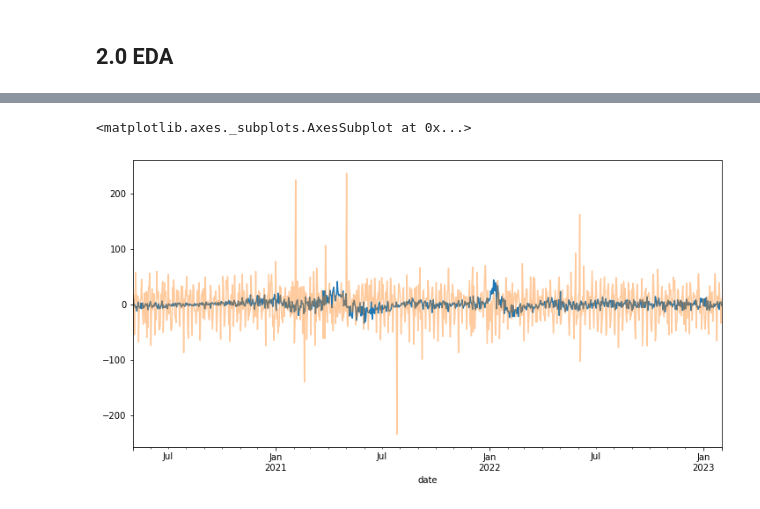
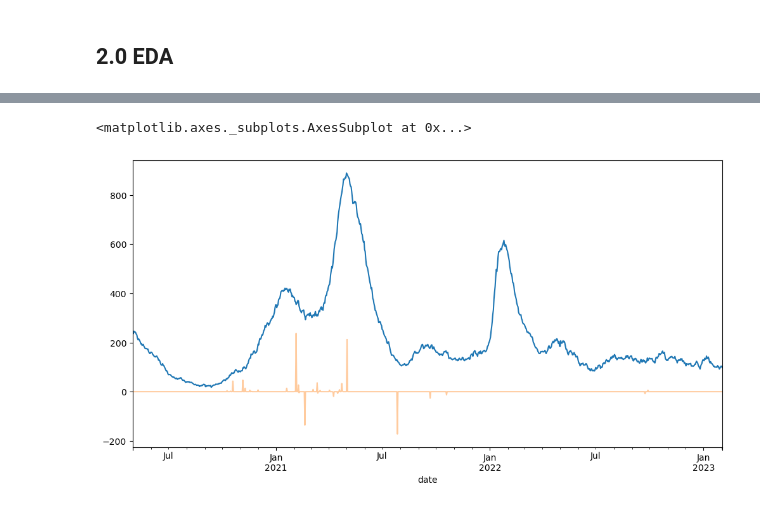
Before and after one commit to skullfort/covid-19-icu, a Jupyter notebook: Analysis/icu_beds_python_analysis.ipynb, the cells around one changed output, grey strips where cells are left out. Cells and saved outputs as stored; diff of their text form; code cells hidden in the pictures.

```diff
--- a/Analysis/icu_beds_python_analysis.ipynb
+++ b/Analysis/icu_beds_python_analysis.ipynb
@@ -98,8 +100,12 @@ True True True True
 # %% [markdown]
 ### 1.3 Additional Features
 # %%
-df_icu_beds = df_icu_beds.assign(
-    crci_patients=lambda x:x['adult_crci_patients'] + x['ped_crci_patients'],
-    non_crci_patients=lambda x:x['adult_non_crci_patients'] + x['ped_non_crci_patients'],
-    available_beds=lambda x:x['available_adult_beds'] + x['available_ped_beds'],
-)
+# df_icu_beds = df_icu_beds.assign(
+#     crci_patients=lambda x:x['adult_crci_patients'] + x['ped_crci_patients'],
+#     non_crci_patients=lambda x:x['adult_non_crci_patients'] + x['ped_non_crci_patients'],
+#     available_beds=lambda x:x['available_adult_beds'] + x['available_ped_beds'],
+# )
+# %%
+# Set global figure size and dpi.
+# plt.rcParams["figure.figsize"] = (6.4, 4.8)
+plt.rcParams["figure.dpi"] = 100
@@ -187,7 +216,9 @@ diff = df_adults.iloc[1:] - df_adults.shift().iloc[1:]
 # %%
+df_adults = df_icu_beds[['adult_crci_patients','total_adult_beds']].copy()
+diff = df_adults.iloc[1:] - df_adults.shift().iloc[1:]
 fig, ax = plt.subplots(figsize=(12, 6))
-(diff['adult_crci_patients']).plot(ax=ax)
-(diff['available_adult_beds']).plot(ax=ax, alpha=0.4)
+(df_icu_beds['adult_crci_patients']).plot(ax=ax)
+(diff['total_adult_beds']).plot(ax=ax, alpha=0.4)
 # %% [output]
 <matplotlib.axes._subplots.AxesSubplot at 0x...>
-[figure, old version]
+[figure, new version]
```
Also changed, not shown: parts of 22 cells of this notebook.
